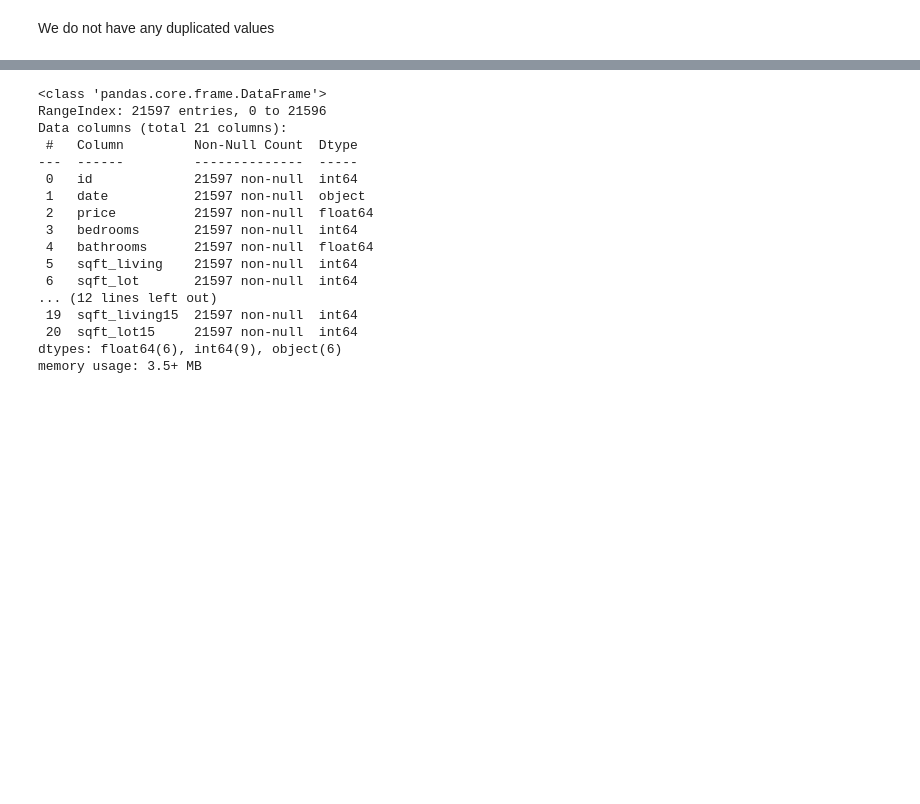
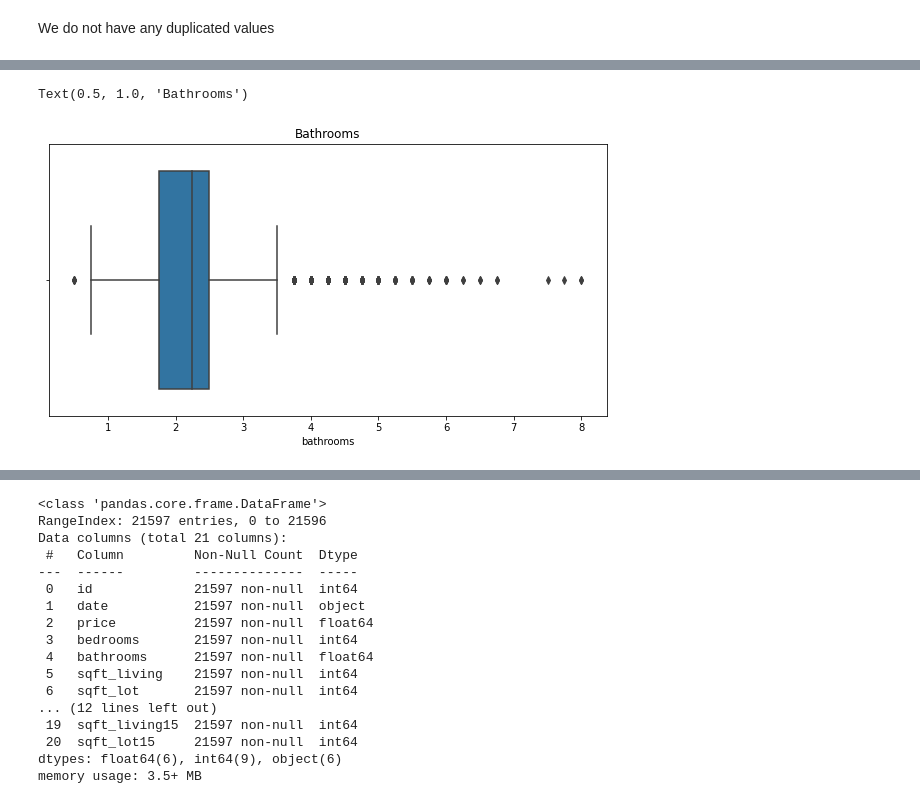
Before and after one commit to Paulwaweru/Phase-2-Group-Project, a Jupyter notebook: student (3).ipynb, the cells around one changed output, grey strips where cells are left out. Drawn from its saved outputs; the diff is of its cells as text; code cells hidden in the pictures; blank space fills up the shorter version.

```diff
--- a/student (3).ipynb
+++ b/student (3).ipynb
@@ -192,0 +229,9 @@ In this section, i will only focus on numerical columns. I will also exclude the
+# %%
+#Bathrooms
+
+plt.figure(figsize=(10,5))
+sns.boxplot(df.bathrooms, orient='h')
+plt.title('Bathrooms')
+# %% [output]
+Text(0.5, 1.0, 'Bathrooms')
+[figure, added]
```
Also changed, not shown: parts of 73 cells of this notebook.
